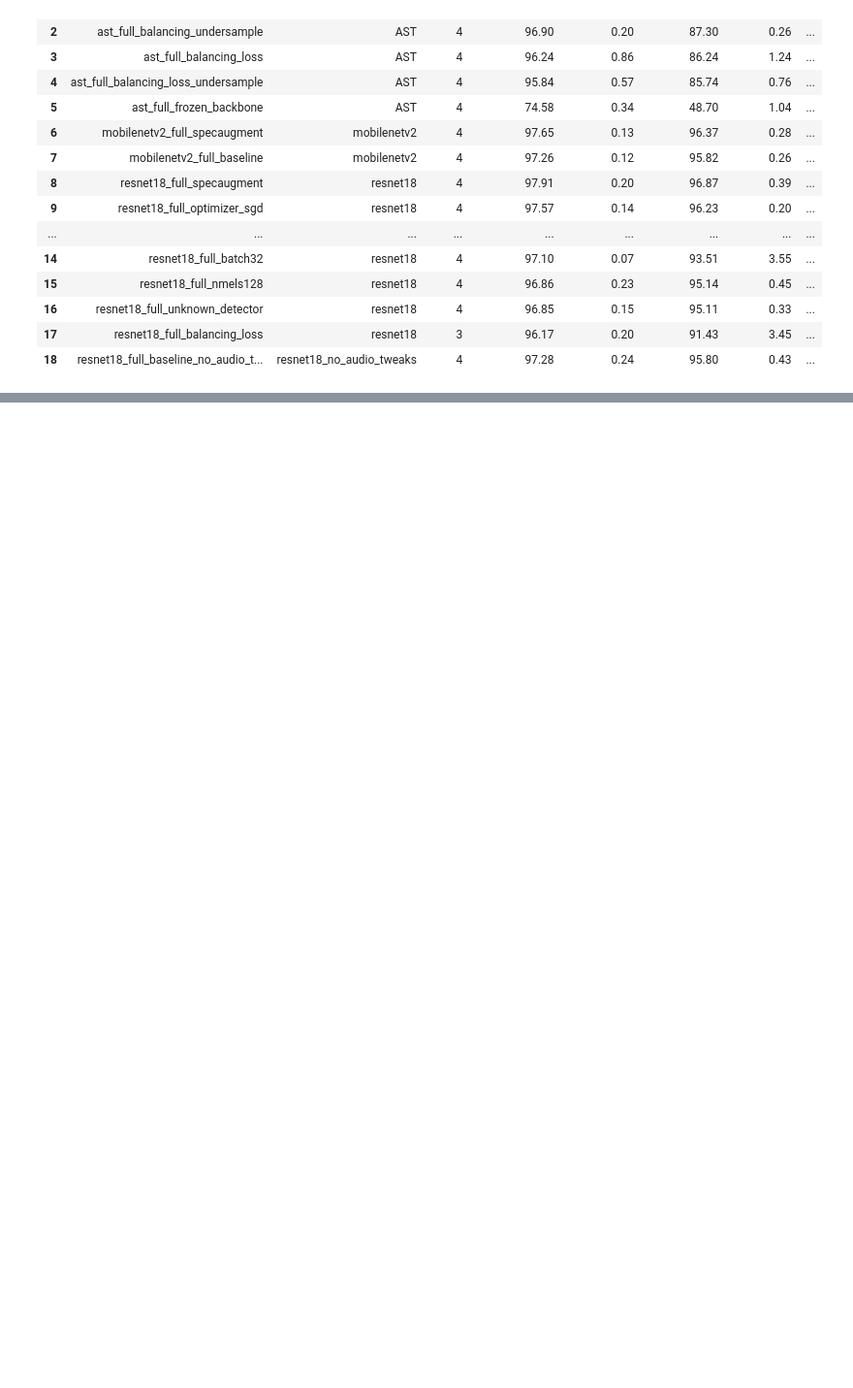
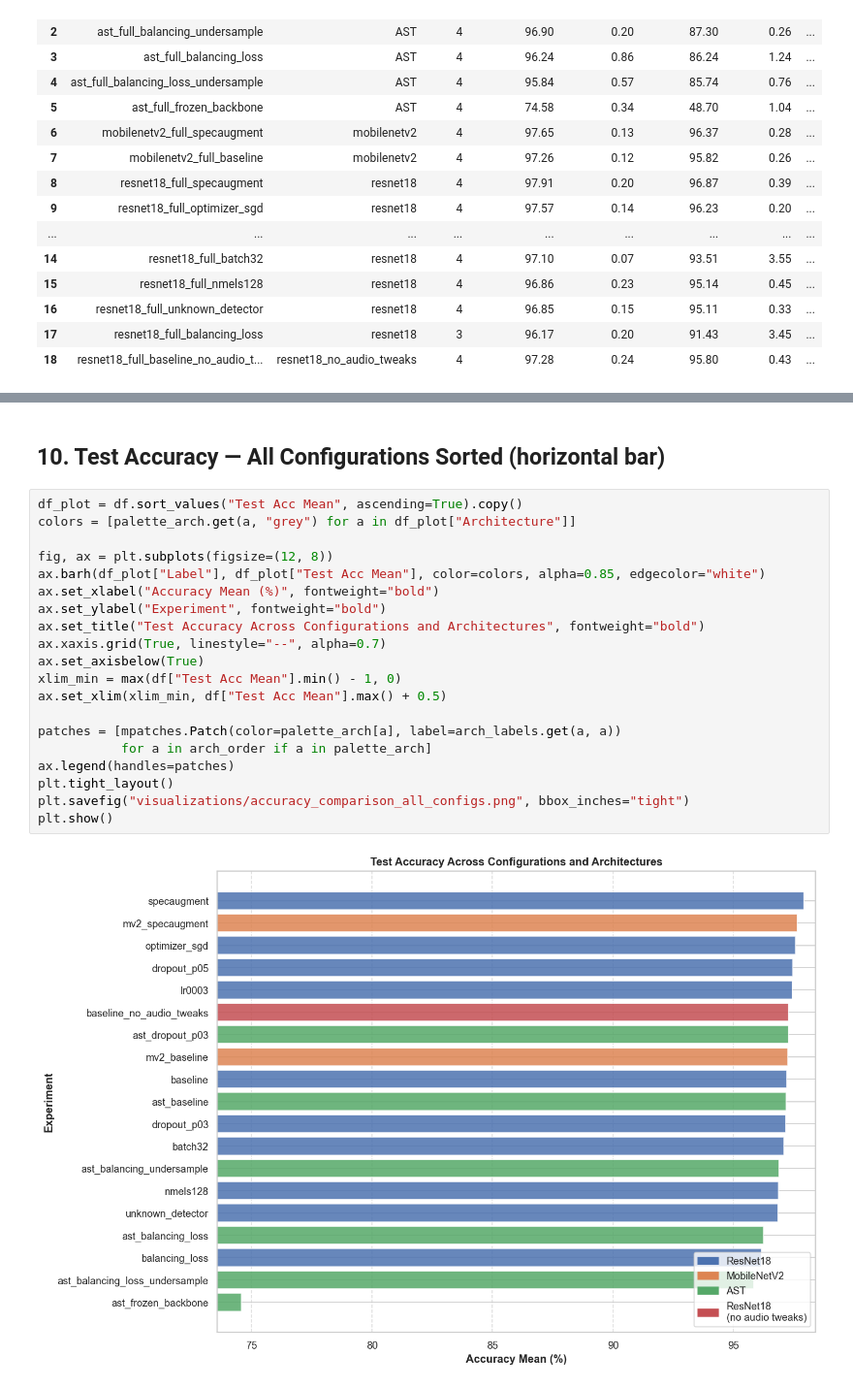
Before and after one commit to annaostrowska03/speech-commands-transformer-benchmark, a Jupyter notebook: reports/analysis_report.ipynb, the cells around one changed output, grey strips where cells are left out. Shown at 97% size. Saved outputs shown, nothing was run; the diff lists cells and outputs as text; blank space fills up the shorter version.

```diff
--- a/reports/analysis_report.ipynb
+++ b/reports/analysis_report.ipynb
@@ -355,0 +393,24 @@ styled
+# %% [markdown]
+## 10. Test Accuracy — All Configurations Sorted (horizontal bar)
+# %%
+df_plot = df.sort_values("Test Acc Mean", ascending=True).copy()
+colors = [palette_arch.get(a, "grey") for a in df_plot["Architecture"]]
+
+fig, ax = plt.subplots(figsize=(12, 8))
+ax.barh(df_plot["Label"], df_plot["Test Acc Mean"], color=colors, alpha=0.85, edgecolor="white")
+ax.set_xlabel("Accuracy Mean (%)", fontweight="bold")
+ax.set_ylabel("Experiment", fontweight="bold")
+ax.set_title("Test Accuracy Across Configurations and Architectures", fontweight="bold")
+ax.xaxis.grid(True, linestyle="--", alpha=0.7)
+ax.set_axisbelow(True)
+xlim_min = max(df["Test Acc Mean"].min() - 1, 0)
+ax.set_xlim(xlim_min, df["Test Acc Mean"].max() + 0.5)
+
+patches = [mpatches.Patch(color=palette_arch[a], label=arch_labels.get(a, a))
+           for a in arch_order if a in palette_arch]
+ax.legend(handles=patches)
+plt.tight_layout()
+plt.savefig("visualizations/accuracy_comparison_all_configs.png", bbox_inches="tight")
+plt.show()
+# %% [output]
+[figure, added]
```
Also changed, not shown: parts of 6 cells of this notebook, 11 other files.
